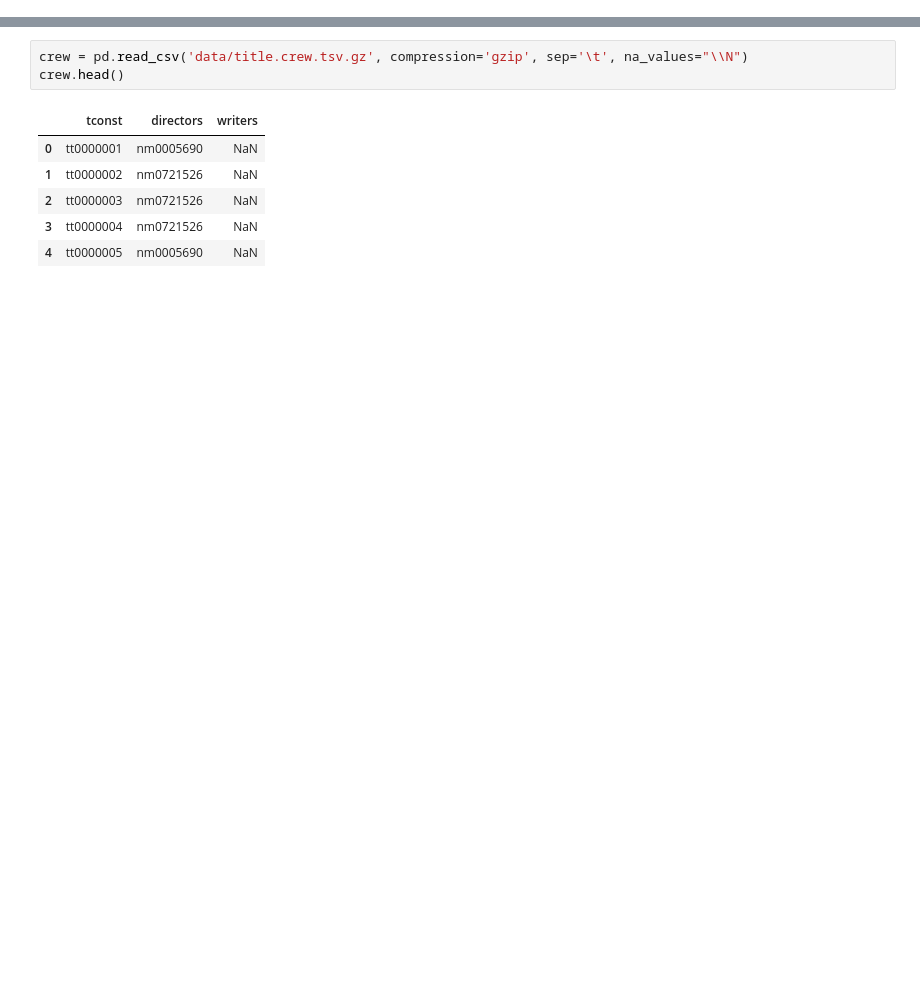
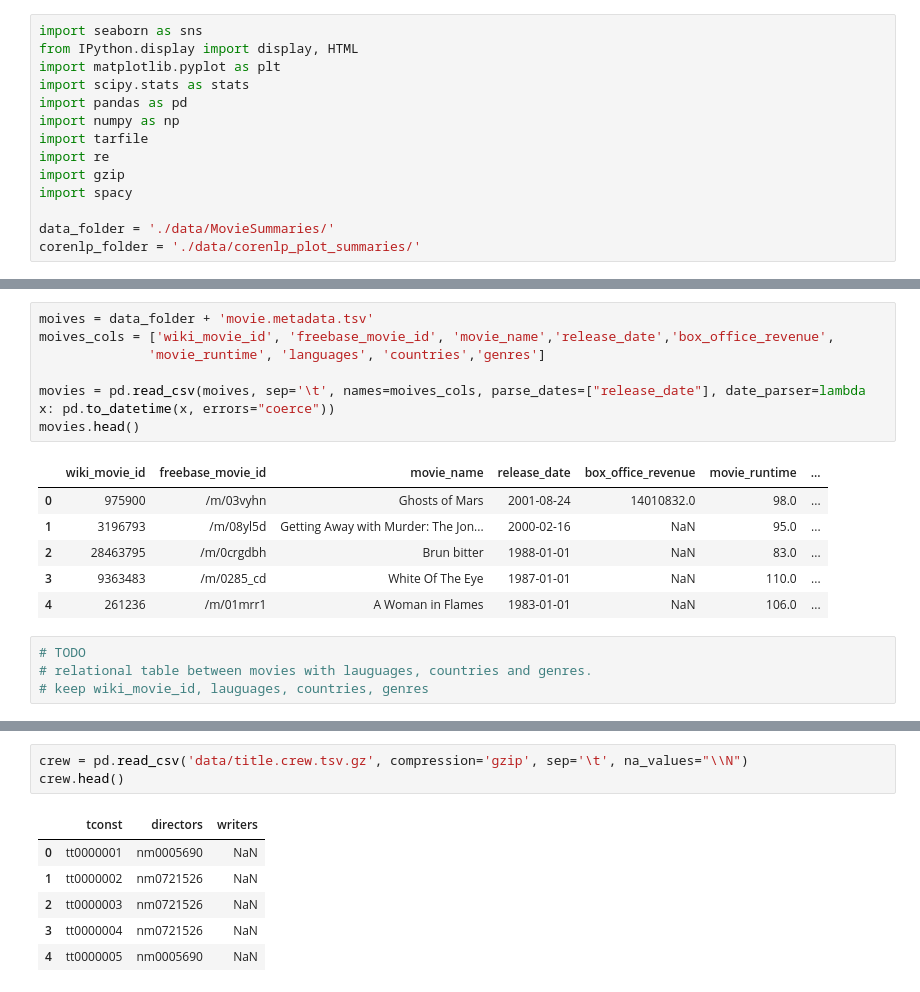
Before and after one commit to epfl-ada/ada-2022-project-yiyisoda, a Jupyter notebook: milestone_2.ipynb, the cells around one changed output, grey strips where cells are left out. Drawn from its saved outputs; the diff is of its cells as text; blank space fills up the shorter version.

```diff
--- a/milestone_2.ipynb
+++ b/milestone_2.ipynb
@@ -41,0 +4,14 @@ titles.head()
+# %%
+import seaborn as sns
+from IPython.display import display, HTML
+import matplotlib.pyplot as plt
+import scipy.stats as stats
+import pandas as pd
+import numpy as np
+import tarfile
+import re
+import gzip
+import spacy
+
+data_folder = './data/MovieSummaries/'
+corenlp_folder = './data/corenlp_plot_summaries/'
@@ -41,0 +37,18 @@ titles.head()
+# %%
+moives = data_folder + 'movie.metadata.tsv'
+moives_cols = ['wiki_movie_id', 'freebase_movie_id', 'movie_name','release_date','box_office_revenue',
+              'movie_runtime', 'languages', 'countries','genres']
+
+movies = pd.read_csv(moives, sep='\t', names=moives_cols, parse_dates=["release_date"], date_parser=lambda x: pd.to_datetime(x, errors="coerce"))
+movies.head()
+# %% [output]
+|  | wiki_movie_id | freebase_movie_id | movie_name | release_date | box_office_revenue | movie_runtime | ... |
+| 0 | 975900 | /m/03vyhn | Ghosts of Mars | 2001-08-24 | 14010832.0 | 98.0 | ... |
+| 1 | 3196793 | /m/08yl5d | Getting Away with Murder: The Jon... | 2000-02-16 | NaN | 95.0 | ... |
+| 2 | 28463795 | /m/0crgdbh | Brun bitter | 1988-01-01 | NaN | 83.0 | ... |
+| 3 | 9363483 | /m/0285_cd | White Of The Eye | 1987-01-01 | NaN | 110.0 | ... |
+| 4 | 261236 | /m/01mrr1 | A Woman in Flames | 1983-01-01 | NaN | 106.0 | ... |
+# %%
+# TODO
+# relational table between movies with lauguages, countries and genres.
+# keep wiki_movie_id, lauguages, countries, genres
```
Also changed, not shown: parts of 40 cells of this notebook.
